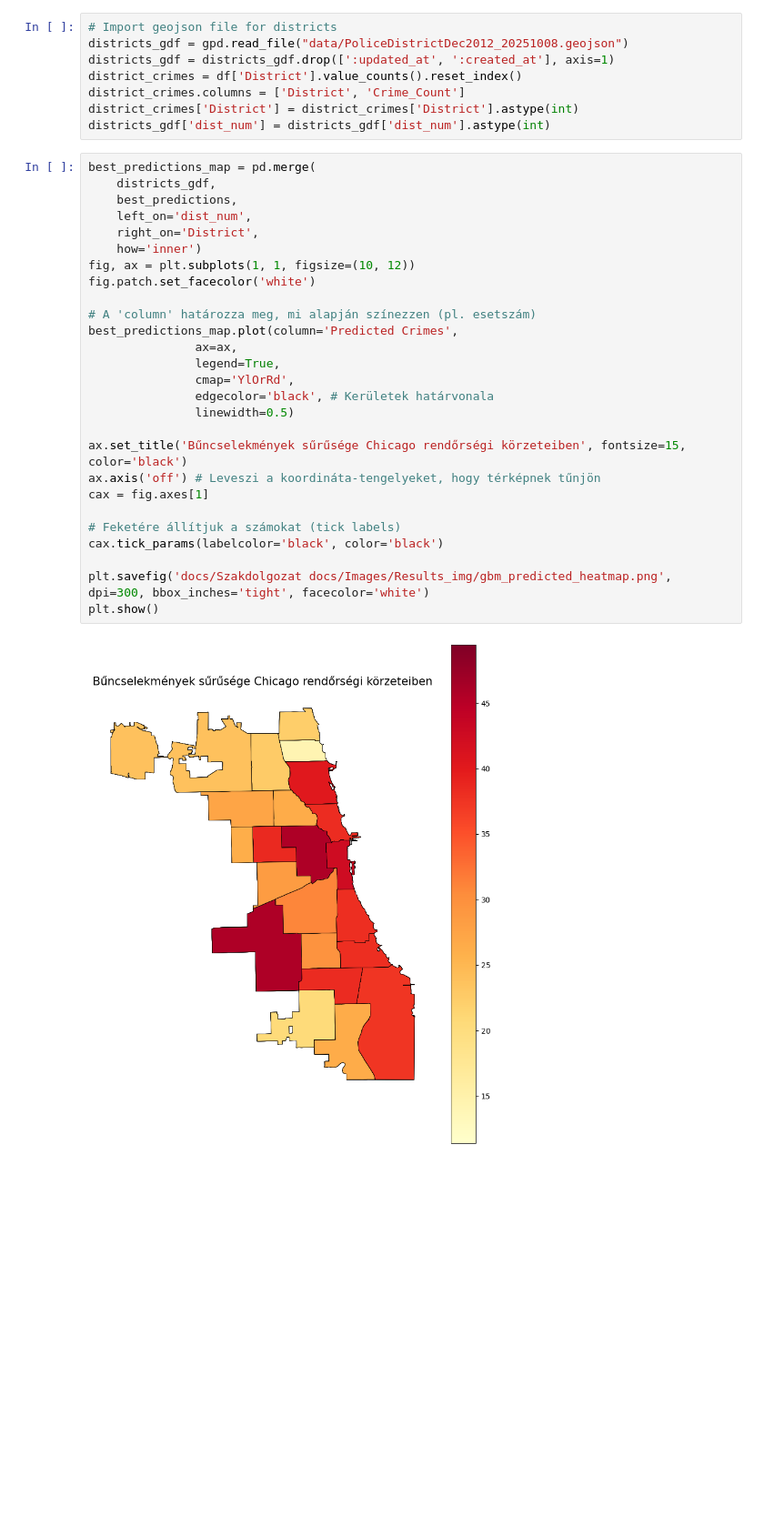
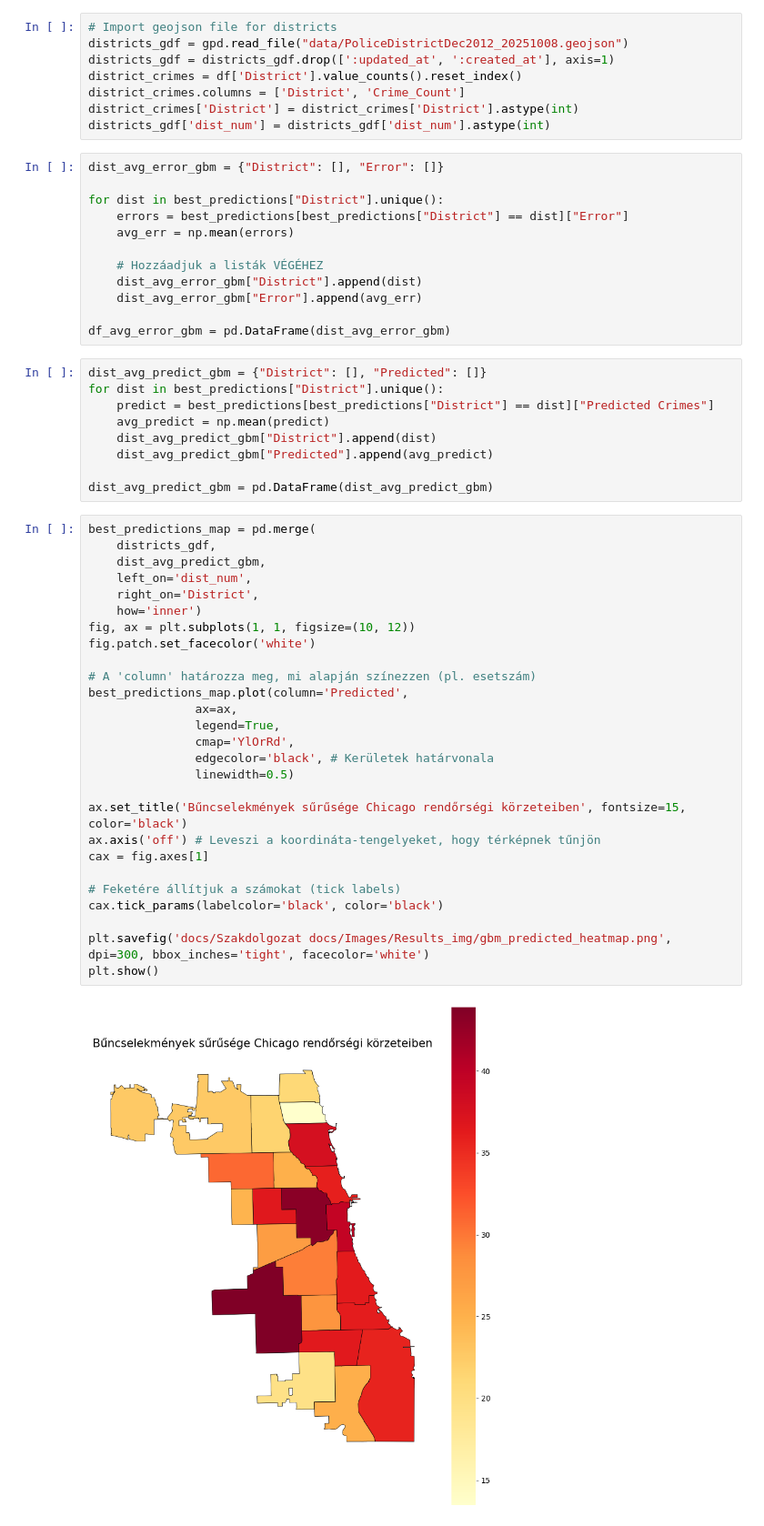
Before and after one commit to enikogyorfi/Szakdolgozat, a Jupyter notebook: Geometriai Brown mozgas.ipynb, the cells around one changed output. Shown at 91% size. Cells and saved outputs as stored; diff of their text form; blank space fills up the shorter version.

```diff
--- a/Geometriai Brown mozgas.ipynb
+++ b/Geometriai Brown mozgas.ipynb
@@ -424,35 +424,56 @@ district_crimes = df['District'].value_counts().reset_index()
 district_crimes.columns = ['District', 'Crime_Count']
 district_crimes['District'] = district_crimes['District'].astype(int)
 districts_gdf['dist_num'] = districts_gdf['dist_num'].astype(int)
+# %%
+dist_avg_error_gbm = {"District": [], "Error": []}
+
+for dist in best_predictions["District"].unique():
+    errors = best_predictions[best_predictions["District"] == dist]["Error"]
+    avg_err = np.mean(errors)
+
+    # Hozzáadjuk a listák VÉGÉHEZ
+    dist_avg_error_gbm["District"].append(dist)
+    dist_avg_error_gbm["Error"].append(avg_err)
+
+df_avg_error_gbm = pd.DataFrame(dist_avg_error_gbm)
+# %%
+dist_avg_predict_gbm = {"District": [], "Predicted": []}
+for dist in best_predictions["District"].unique():
+    predict = best_predictions[best_predictions["District"] == dist]["Predicted Crimes"]
+    avg_predict = np.mean(predict)
+    dist_avg_predict_gbm["District"].append(dist)
+    dist_avg_predict_gbm["Predicted"].append(avg_predict)
+
+dist_avg_predict_gbm = pd.DataFrame(dist_avg_predict_gbm)
 # %%
 best_predictions_map = pd.merge(
     districts_gdf,
-    best_predictions,
+    dist_avg_predict_gbm,
     left_on='dist_num',
     right_on='District',
     how='inner')
 fig, ax = plt.subplots(1, 1, figsize=(10, 12))
 fig.patch.set_facecolor('white')
 
 # A 'column' határozza meg, mi alapján színezzen (pl. esetszám)
-best_predictions_map.plot(column='Predicted Crimes',
+best_predictions_map.plot(column='Predicted',
                ax=ax,
                legend=True,
                cmap='YlOrRd',
                edgecolor='black', # Kerületek határvonala
                linewidth=0.5)
 
 ax.set_title('Bűncselekmények sűrűsége Chicago rendőrségi körzeteiben', fontsize=15, color='black')
 ax.axis('off') # Leveszi a koordináta-tengelyeket, hogy térképnek tűnjön
 cax = fig.axes[1]
 
 # Feketére állítjuk a számokat (tick labels)
 cax.tick_params(labelcolor='black', color='black')
 
 plt.savefig('docs/Szakdolgozat docs/Images/Results_img/gbm_predicted_heatmap.png', dpi=300, bbox_inches='tight', facecolor='white')
 plt.show()
 # %% [output]
-[figure, old version]
+[figure, new version]
 # %%
 best_predictions_map = pd.merge(
     districts_gdf,
```
Also changed, not shown: parts of 7 cells of this notebook, 4 other files.
